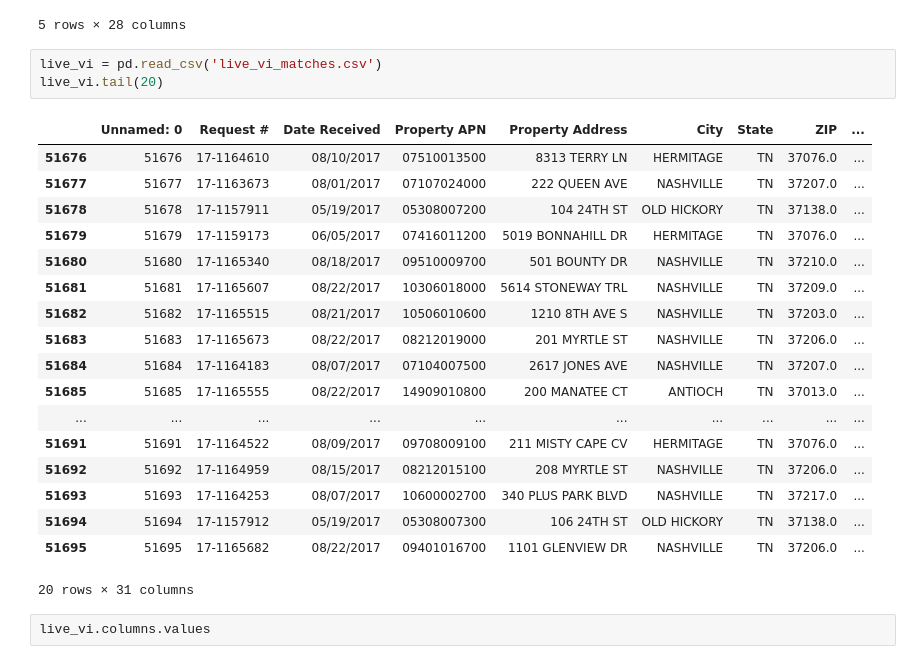
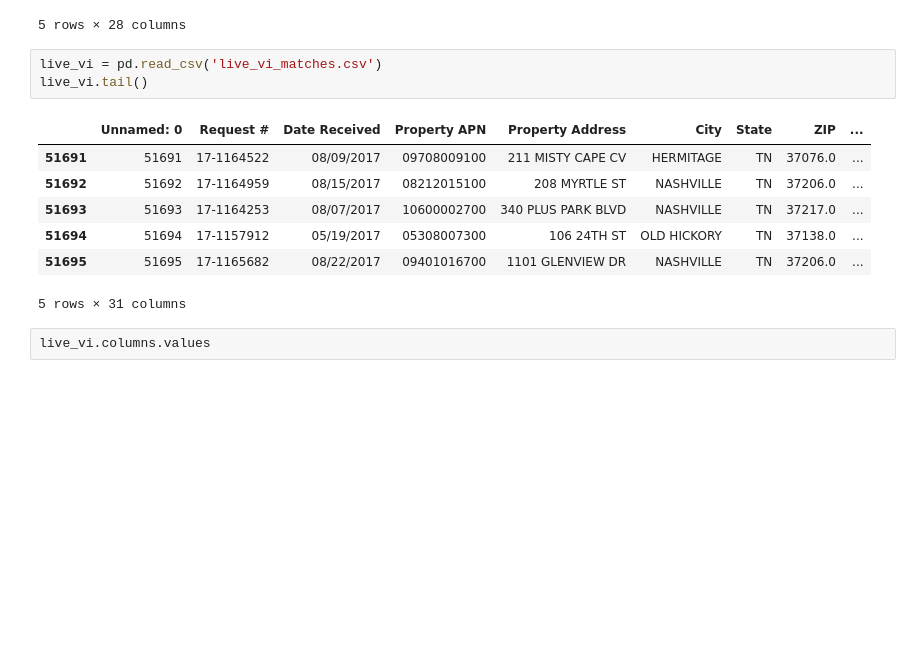
Before and after one commit to shrutijalewar/data-question-2-xtreme-united, a Jupyter notebook: data-ques-2.ipynb, the cells around one changed output. Cells and saved outputs as stored; diff of their text form; blank space fills up the shorter version.

```diff
--- a/data-ques-2.ipynb
+++ b/data-ques-2.ipynb
@@ -589,26 +420,15 @@ vi_desc.head()
 5 rows × 28 columns
 # %%
 live_vi = pd.read_csv('live_vi_matches.csv')
-live_vi.tail(20)
+live_vi.tail()
 # %% [output]
 |  | Unnamed: 0 | Request # | Date Received | Property APN | Property Address | City | State | ZIP | ... |
-| 51676 | 51676 | 17-1164610 | 08/10/2017 | 07510013500 | 8313 TERRY LN | HERMITAGE | TN | 37076.0 | ... |
-| 51677 | 51677 | 17-1163673 | 08/01/2017 | 07107024000 | 222 QUEEN AVE | NASHVILLE | TN | 37207.0 | ... |
-| 51678 | 51678 | 17-1157911 | 05/19/2017 | 05308007200 | 104 24TH ST | OLD HICKORY | TN | 37138.0 | ... |
-| 51679 | 51679 | 17-1159173 | 06/05/2017 | 07416011200 | 5019 BONNAHILL DR | HERMITAGE | TN | 37076.0 | ... |
-| 51680 | 51680 | 17-1165340 | 08/18/2017 | 09510009700 | 501 BOUNTY DR | NASHVILLE | TN | 37210.0 | ... |
-| 51681 | 51681 | 17-1165607 | 08/22/2017 | 10306018000 | 5614 STONEWAY TRL | NASHVILLE | TN | 37209.0 | ... |
-| 51682 | 51682 | 17-1165515 | 08/21/2017 | 10506010600 | 1210 8TH AVE S | NASHVILLE | TN | 37203.0 | ... |
-| 51683 | 51683 | 17-1165673 | 08/22/2017 | 08212019000 | 201 MYRTLE ST | NASHVILLE | TN | 37206.0 | ... |
-| 51684 | 51684 | 17-1164183 | 08/07/2017 | 07104007500 | 2617 JONES AVE | NASHVILLE | TN | 37207.0 | ... |
-| 51685 | 51685 | 17-1165555 | 08/22/2017 | 14909010800 | 200 MANATEE CT | ANTIOCH | TN | 37013.0 | ... |
-| ... | ... | ... | ... | ... | ... | ... | ... | ... | ... |
 | 51691 | 51691 | 17-1164522 | 08/09/2017 | 09708009100 | 211 MISTY CAPE CV | HERMITAGE | TN | 37076.0 | ... |
 | 51692 | 51692 | 17-1164959 | 08/15/2017 | 08212015100 | 208 MYRTLE ST | NASHVILLE | TN | 37206.0 | ... |
 | 51693 | 51693 | 17-1164253 | 08/07/2017 | 10600002700 | 340 PLUS PARK BLVD | NASHVILLE | TN | 37217.0 | ... |
 | 51694 | 51694 | 17-1157912 | 05/19/2017 | 05308007300 | 106 24TH ST | OLD HICKORY | TN | 37138.0 | ... |
 | 51695 | 51695 | 17-1165682 | 08/22/2017 | 09401016700 | 1101 GLENVIEW DR | NASHVILLE | TN | 37206.0 | ... |
-20 rows × 31 columns
+5 rows × 31 columns
 # %%
 live_vi.columns.values
 # %% [output]
```
Also changed, not shown: parts of 39 cells of this notebook.
